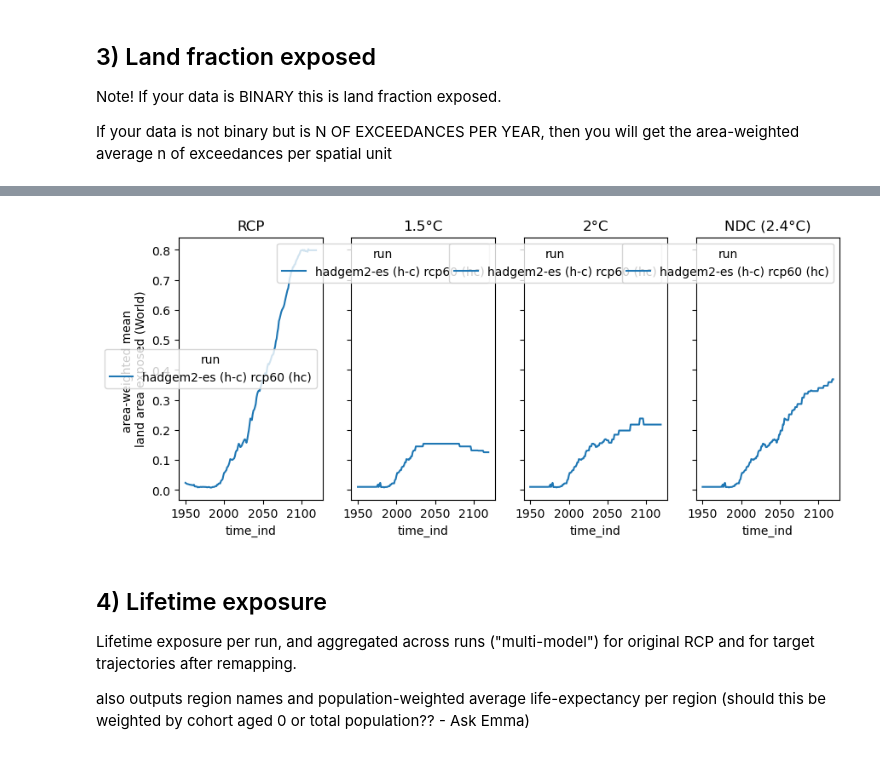
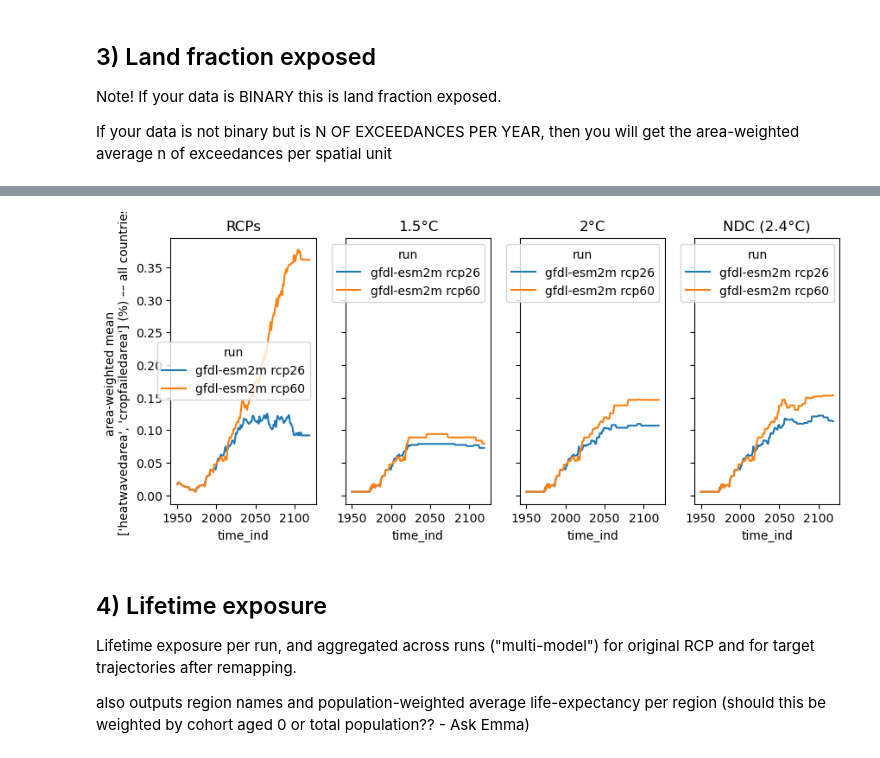
Before and after one commit to rosapietroiusti/dem4cli, a Jupyter notebook: notebooks/dem4cli-demo-v2-part2.ipynb, the cells around one changed output, grey strips where cells are left out. Drawn from its saved outputs; the diff is of its cells as text; code cells hidden in the pictures.

```diff
--- a/notebooks/dem4cli-demo-v2-part2.ipynb
+++ b/notebooks/dem4cli-demo-v2-part2.ipynb
@@ -425,5 +412,5 @@ for i in list(d_climate_data_meta.keys()):
 # %%
-d_meta_subset = dict(list(d_climate_data_meta.items())[0:1])
+d_meta_subset = dict(list(d_climate_data_meta.items())[0:3])
 d_meta_subset
 
 # test just for a subset of the simulations (faster to run)
@@ -453,12 +453,12 @@ Entry 1 has keys: ['extreme', 'model', 'scenario', 'GMT', 'GMT_strj_maxdiff', 'G
 # %%
 # Temporary: to move elsewhere
 
-data_source = "ISIMIP"
-project_phase = "isimip2b"
-extreme = "heatwavedarea"
-model = "hwmid99"
-gcm = "hadgem2-es"
-scenario = "rcp26"
+#data_source = "ISIMIP"
+#project_phase = "isimip2b"
+#extreme = "heatwavedarea"
+#impact_model = "hwmid99"
+gcm = "gfdl-esm2m"
+scenarios = ["rcp26", "rcp60", "rcp26"]
 
 #climatedata_dir = '/data/brussel/vo/000/bvo00012/vsc11137/source2suffering/data'
 # %%
@@ -527,11 +546,0 @@ IndexError: list index out of range
-# %%
-# RP's version
-
-rename_dict = {
-    i: f"{d_meta_subset[i]['model']} {d_meta_subset[i]['scenario']}"
-    for i in d_meta_subset.keys()
-}
-rename_dict
-
-
-# for plotting
@@ -540,8 +547,7 @@ rename_dict
 # %%
-# QL's version
-
 rename_dict = {
-    i: " ".join(["hadgem2-es (h-c)", "rcp60 (hc)"])
+    #i: " ".join(["hadgem2-es (h-c)", "rcp60 (hc)"])
+    i: f"{gcm} {d_meta_subset[i]['scenario']}"
     for i in d_meta_subset.keys()
 }
 
@@ -561,21 +598,20 @@ Coordinates:
 # %%
-
 fig, axes = plt.subplots(1,4,sharey=True,figsize=(10,4))
 
-ds_lfe_perregion_perrun.sel(region=5)['landfrac_peryear_perregion_RCP'].to_pandas().T.rename(columns=rename_dict).plot(ax=axes[0])
-ds_lfe_perregion_perrun.sel(region=5)['landfrac_peryear_perregion_15'].to_pandas().T.rename(columns=rename_dict).plot(ax=axes[1])
-ds_lfe_perregion_perrun.sel(region=5)['landfrac_peryear_perregion_20'].to_pandas().T.rename(columns=rename_dict).plot(ax=axes[2])
-ds_lfe_perregion_perrun.sel(region=5)['landfrac_peryear_perregion_NDC'].to_pandas().T.rename(columns=rename_dict).plot(ax=axes[3])
+ds_lfe_perregion_perrun.sel(run=selected_runs,region=5)['landfrac_peryear_perregion_RCP'].to_pandas().T.rename(columns=rename_dict).plot(ax=axes[0])
+ds_lfe_perregion_perrun.sel(run=selected_runs,region=5)['landfrac_peryear_perregion_15'].to_pandas().T.rename(columns=rename_dict).plot(ax=axes[1])
+ds_lfe_perregion_perrun.sel(run=selected_runs,region=5)['landfrac_peryear_perregion_20'].to_pandas().T.rename(columns=rename_dict).plot(ax=axes[2])
+ds_lfe_perregion_perrun.sel(run=selected_runs,region=5)['landfrac_peryear_perregion_NDC'].to_pandas().T.rename(columns=rename_dict).plot(ax=axes[3])
 
-labels = ['RCP', '1.5°C', '2°C',  'NDC (2.4°C)',]
+labels = ['RCPs', '1.5°C', '2°C',  'NDC (2.4°C)',]
 
 for i,ax in enumerate(axes):
     ax.set_title(labels[i])
     ax.set_xticklabels([int(t + year_start) for t in ax.get_xticks()])
 
-axes[0].set_ylabel(f'area-weighted mean \nland area exposed ({region_names[5]})');
+axes[0].set_ylabel(f'area-weighted mean \n{extremes} (%) –– all countries');
 # %% [output]
-[figure, old version]
+[figure, new version]
 # %% [markdown]
 ## 4) Lifetime exposure
 
```
Also changed, not shown: parts of 33 cells of this notebook, 1 other file.
